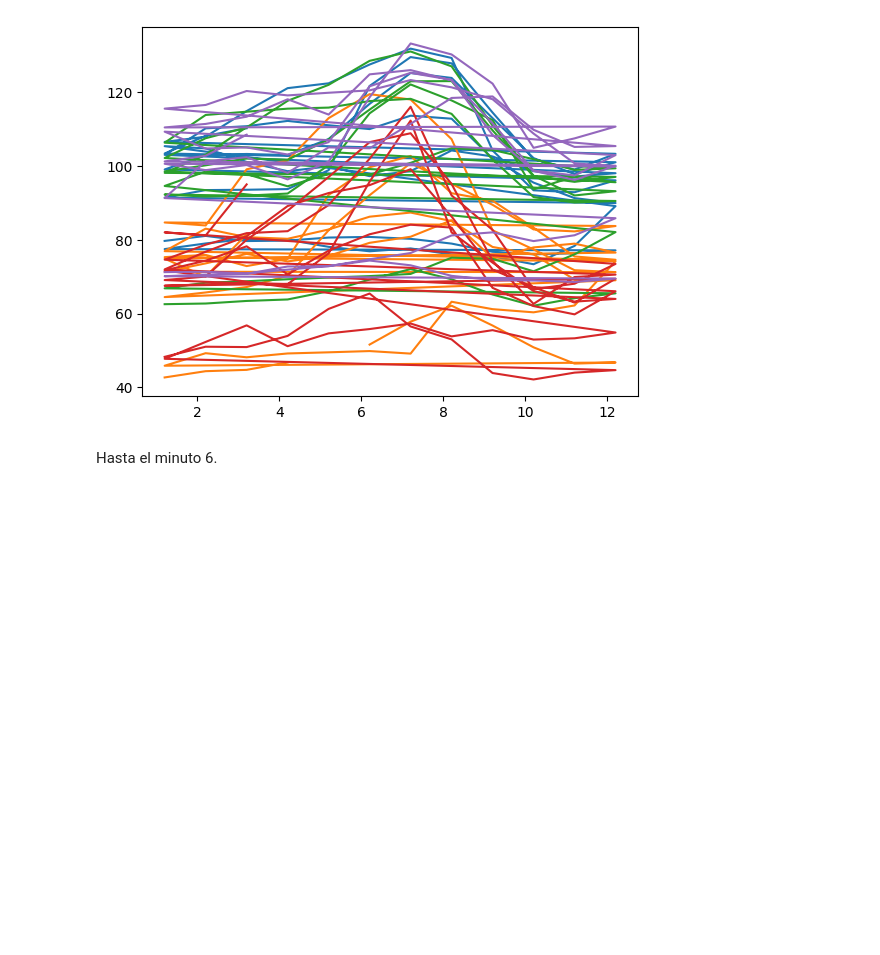
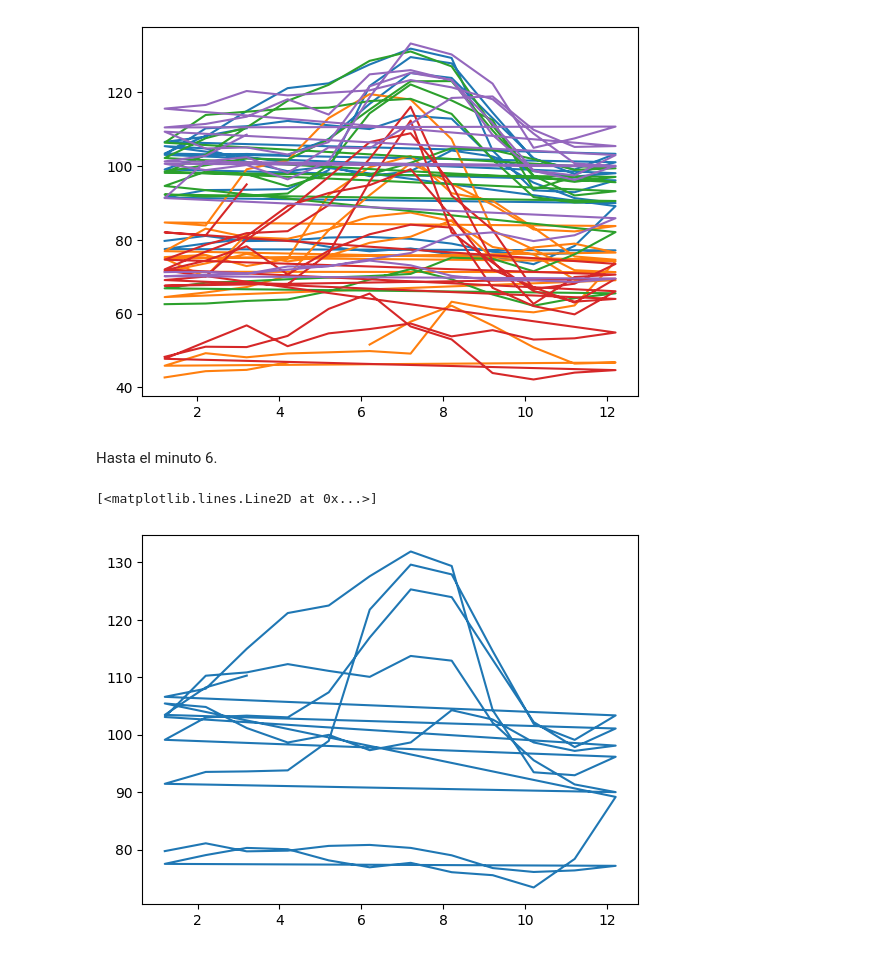
Before and after one commit to mateo16dev/ELT---Data-Science, a Jupyter notebook: Numpy.ipynb, the cells around one changed output. Drawn from its saved outputs; the diff is of its cells as text; code cells hidden in the pictures; blank space fills up the shorter version.

```diff
--- a/Numpy.ipynb
+++ b/Numpy.ipynb
@@ -242,3 +242,8 @@ plt.plot(fechas, precios) # valor en X y valor en Y
 [figure]
 # %% [markdown]
 Hasta el minuto 6.
+# %%
+plt.plot(fechas, precios[:,0])
+# %% [output]
+[<matplotlib.lines.Line2D at 0x...>]
+[figure, added]
```
Also changed, not shown: parts of 5 cells of this notebook.
